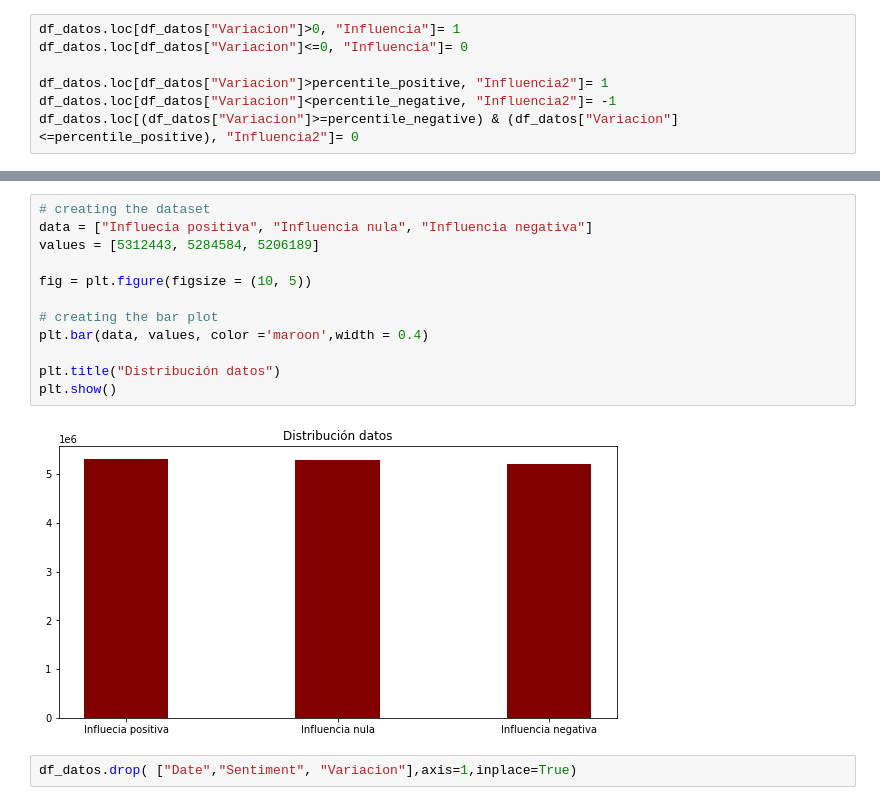
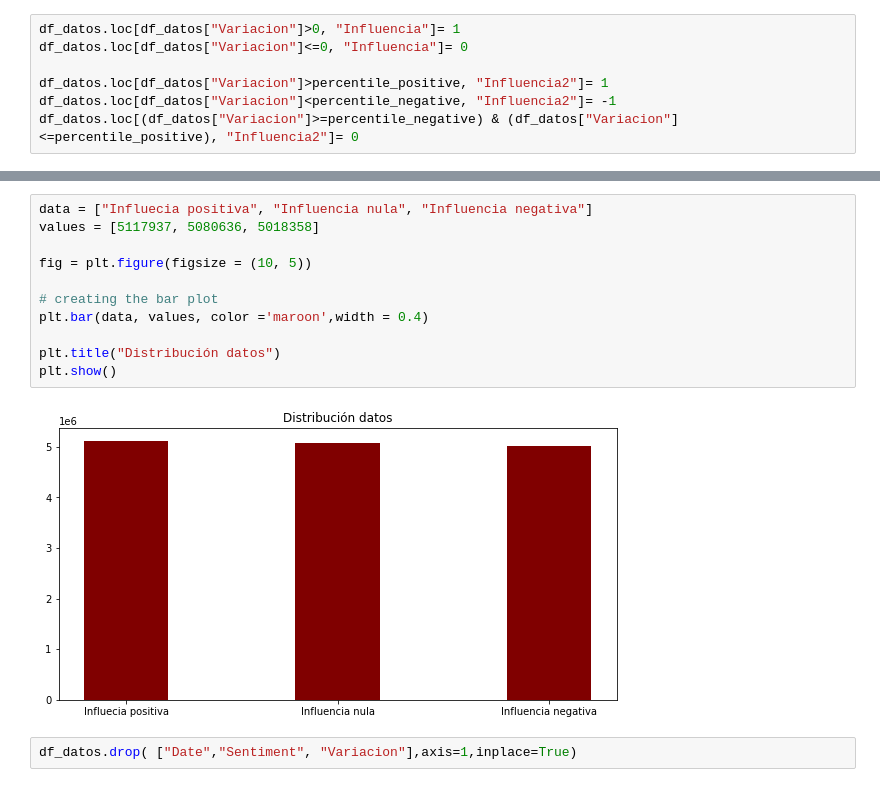
Before and after one commit to maescalante/proyecto1BI, a Jupyter notebook: notebook.ipynb, the cells around one changed output, grey strips where cells are left out. Drawn from its saved outputs; the diff is of its cells as text.

```diff
--- a/notebook.ipynb
+++ b/notebook.ipynb
@@ -281,18 +328,17 @@ df_datos["Influencia2"].value_counts()
 Name: Influencia2, dtype: int64
 # %%
-# creating the dataset
 data = ["Influecia positiva", "Influencia nula", "Influencia negativa"]
-values = [5312443, 5284584, 5206189]
+values = [5117937, 5080636, 5018358]
 
 fig = plt.figure(figsize = (10, 5))
 
 # creating the bar plot
 plt.bar(data, values, color ='maroon',width = 0.4)
 
 plt.title("Distribución datos")
 plt.show()
 # %% [output]
-[figure, old version]
+[figure, new version]
 # %%
 df_datos.drop( ["Date","Sentiment", "Variacion"],axis=1,inplace=True)
 # %%
```
Also changed, not shown: parts of 67 cells of this notebook, 1 other file.
